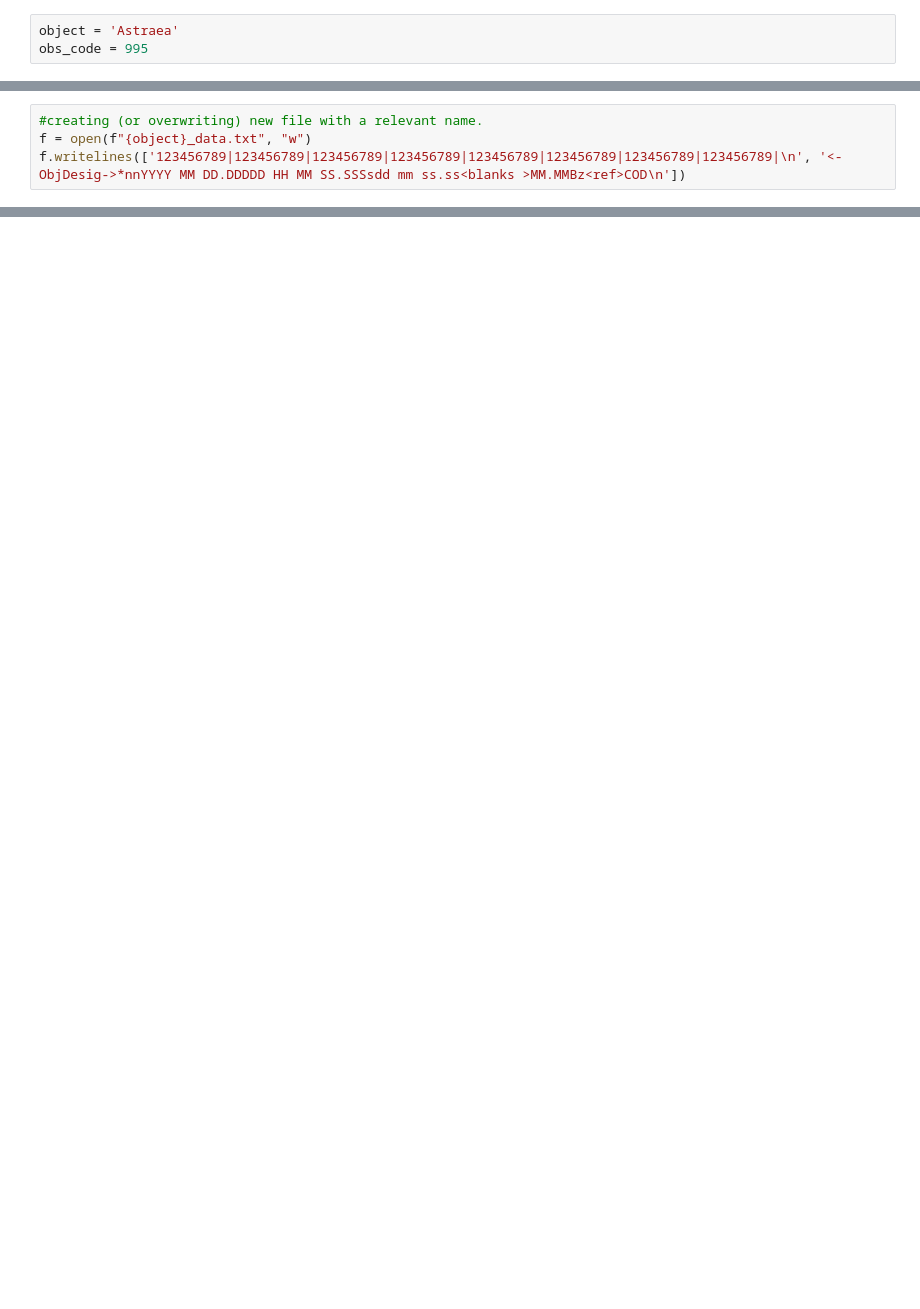
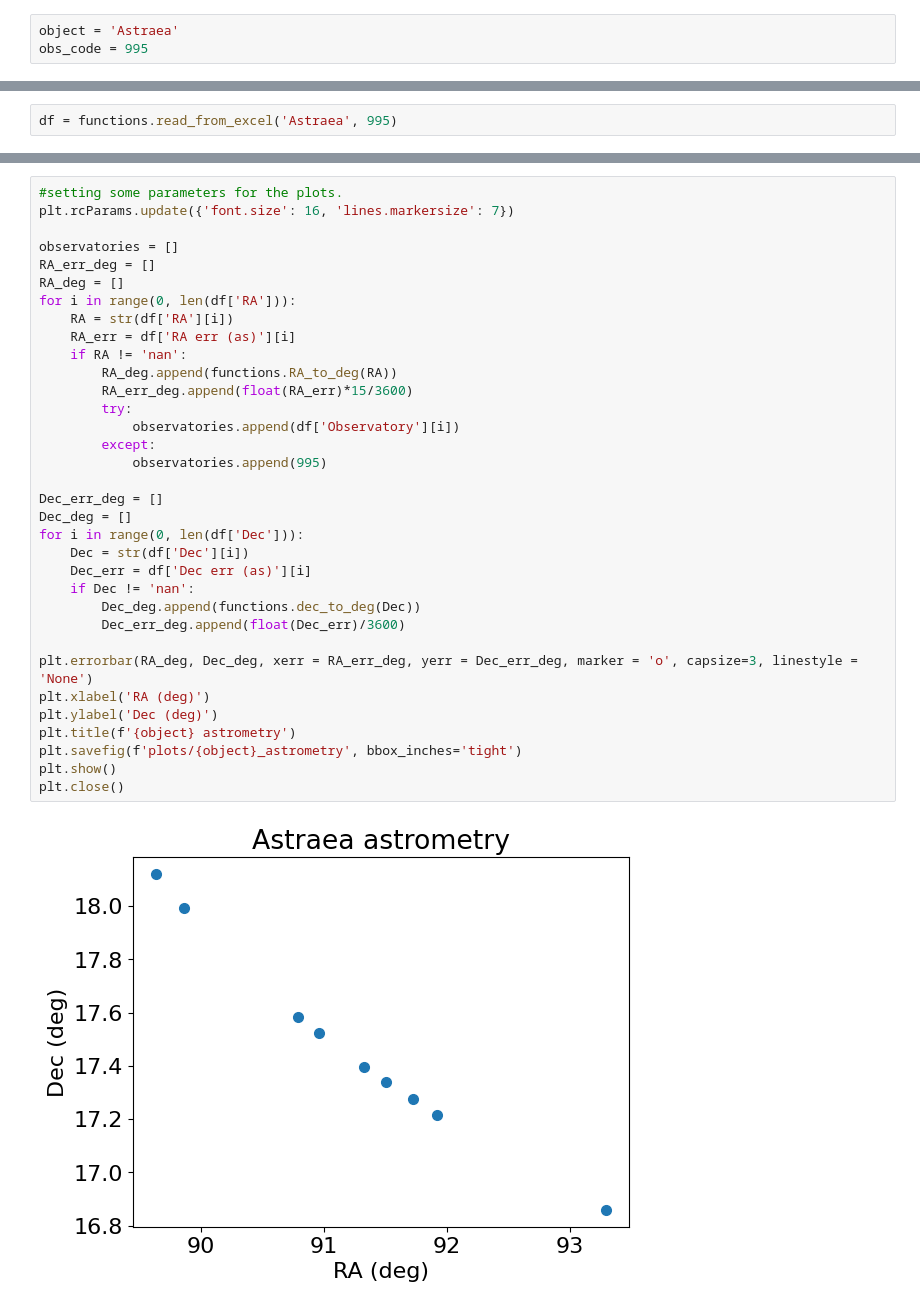
Before and after one commit to BradleyMak/Near-Earth-Asteroids, a Jupyter notebook: read_from_excel.ipynb, the cells around one changed output, grey strips where cells are left out. Saved outputs shown, nothing was run; the diff lists cells and outputs as text; blank space fills up the shorter version.

```diff
--- a/read_from_excel.ipynb
+++ b/read_from_excel.ipynb
@@ -34,4 +14,0 @@ df
-# %%
-#creating (or overwriting) new file with a relevant name.
-f = open(f"{object}_data.txt", "w")
-f.writelines(['123456789|123456789|123456789|123456789|123456789|123456789|123456789|123456789|\n', '<-ObjDesig->*nnYYYY MM DD.DDDDD HH MM SS.SSSsdd mm ss.ss<blanks >MM.MMBz<ref>COD\n'])
@@ -78,0 +17,2 @@ f.close()
+# %%
+df = functions.read_from_excel('Astraea', 995)
@@ -78,0 +39,36 @@ f.close()
+# %%
+#setting some parameters for the plots.
+plt.rcParams.update({'font.size': 16, 'lines.markersize': 7})
+
+observatories = []
+RA_err_deg = []
+RA_deg = []
+for i in range(0, len(df['RA'])):
+    RA = str(df['RA'][i])
+    RA_err = df['RA err (as)'][i]
+    if RA != 'nan':
+        RA_deg.append(functions.RA_to_deg(RA))
+        RA_err_deg.append(float(RA_err)*15/3600)
+        try:
+            observatories.append(df['Observatory'][i])
+        except:
+            observatories.append(995)
+
+Dec_err_deg = []
+Dec_deg = []
+for i in range(0, len(df['Dec'])):
+    Dec = str(df['Dec'][i])
+    Dec_err = df['Dec err (as)'][i]
+    if Dec != 'nan':
+        Dec_deg.append(functions.dec_to_deg(Dec))
+        Dec_err_deg.append(float(Dec_err)/3600)
+
+plt.errorbar(RA_deg, Dec_deg, xerr = RA_err_deg, yerr = Dec_err_deg, marker = 'o', capsize=3, linestyle = 'None')
+plt.xlabel('RA (deg)')
+plt.ylabel('Dec (deg)')
+plt.title(f'{object} astrometry')
+plt.savefig(f'plots/{object}_astrometry', bbox_inches='tight')
+plt.show()
+plt.close()
+# %% [output]
+[figure, added]
```
Also changed, not shown: parts of 11 cells of this notebook, 2 other files.
